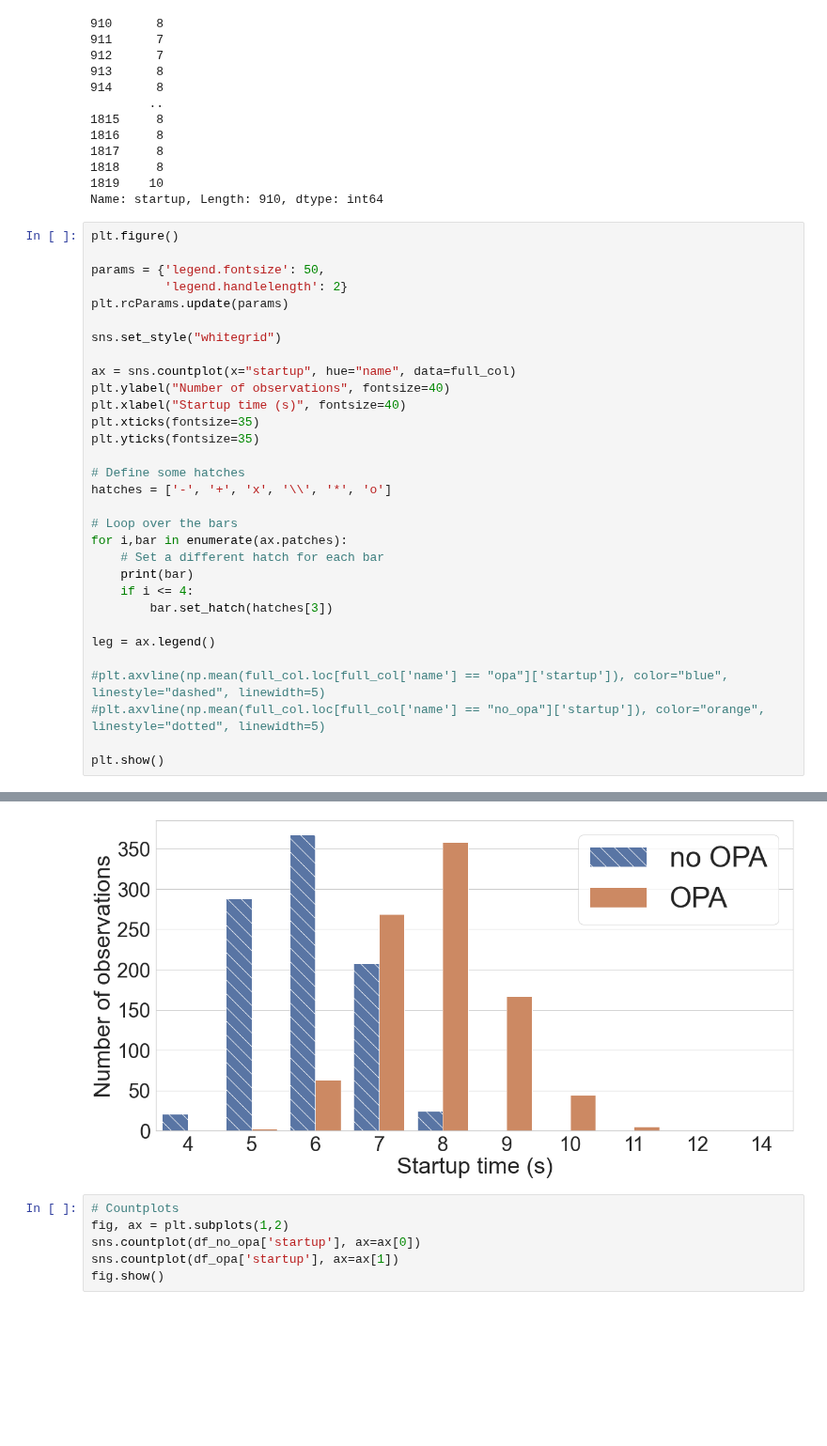
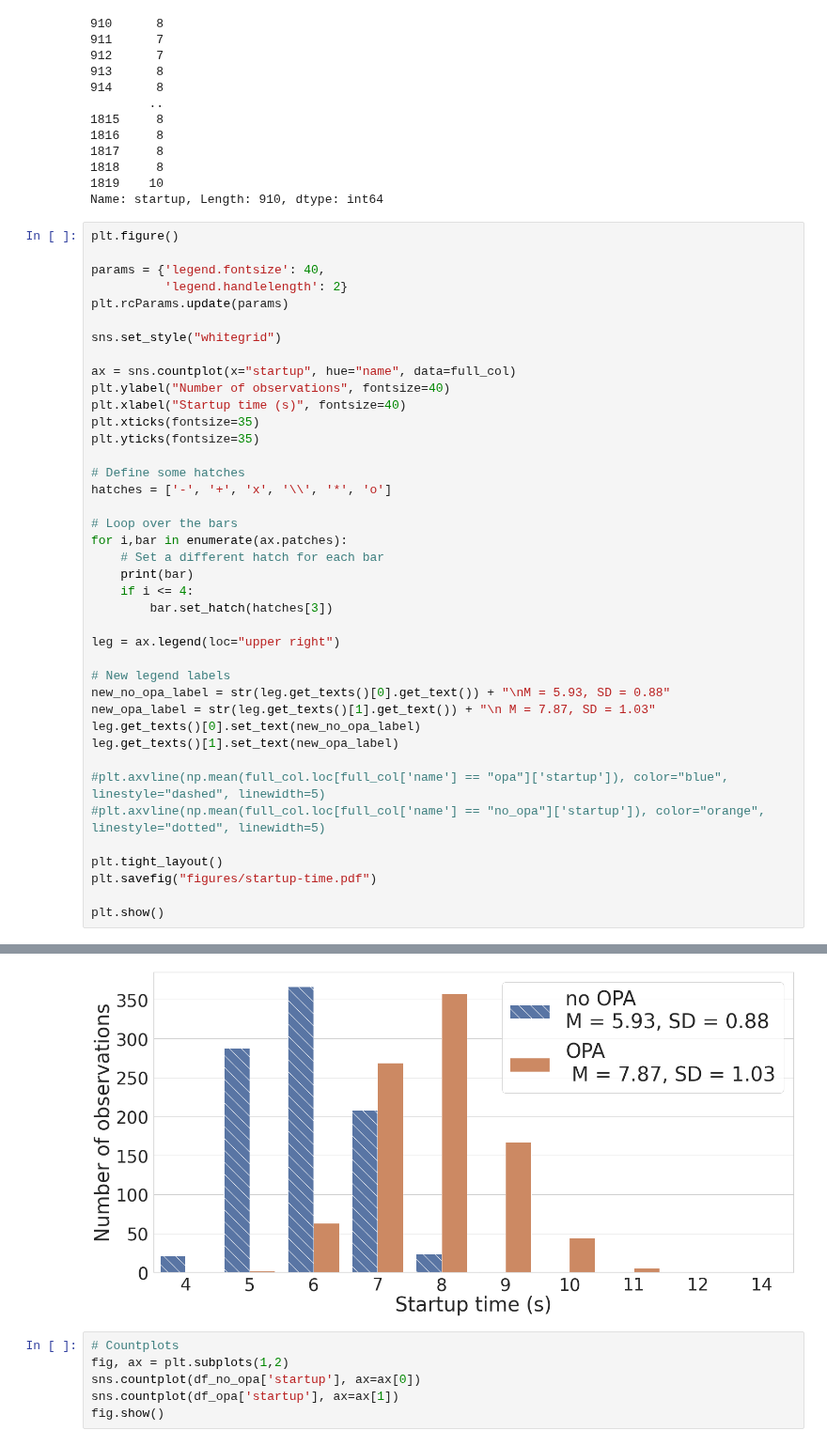
Before and after one commit to loicmiller/secure-workflow, a Jupyter notebook: movie-workflow/measurements/startup-time/startup-time-stats.ipynb, the cells around one changed output, grey strips where cells are left out. Shown at 94% size. Cells and saved outputs as stored; diff of their text form; blank space fills up the shorter version.

```diff
--- a/movie-workflow/measurements/startup-time/startup-time-stats.ipynb
+++ b/movie-workflow/measurements/startup-time/startup-time-stats.ipynb
@@ -352,7 +352,7 @@ Name: startup, Length: 910, dtype: int64
 # %%
 plt.figure()
 
-params = {'legend.fontsize': 50,
+params = {'legend.fontsize': 40,
           'legend.handlelength': 2}
 plt.rcParams.update(params)
 
@@ -373,35 +373,44 @@ for i,bar in enumerate(ax.patches):
     print(bar)
     if i <= 4:
         bar.set_hatch(hatches[3])
 
-leg = ax.legend()
+leg = ax.legend(loc="upper right")
+
+# New legend labels
+new_no_opa_label = str(leg.get_texts()[0].get_text()) + "\nM = 5.93, SD = 0.88"
+new_opa_label = str(leg.get_texts()[1].get_text()) + "\n M = 7.87, SD = 1.03"
+leg.get_texts()[0].set_text(new_no_opa_label)
+leg.get_texts()[1].set_text(new_opa_label)
 
 #plt.axvline(np.mean(full_col.loc[full_col['name'] == "opa"]['startup']), color="blue", linestyle="dashed", linewidth=5)
 #plt.axvline(np.mean(full_col.loc[full_col['name'] == "no_opa"]['startup']), color="orange", linestyle="dotted", linewidth=5)
 
+plt.tight_layout()
+plt.savefig("figures/startup-time.pdf")
+
 plt.show()
 # %% [output]
 Rectangle(xy=(-0.4, 0), width=0.4, height=21, angle=0)
 Rectangle(xy=(0.6, 0), width=0.4, height=288, angle=0)
 Rectangle(xy=(1.6, 0), width=0.4, height=367, angle=0)
 Rectangle(xy=(2.6, 0), width=0.4, height=208, angle=0)
 Rectangle(xy=(3.6, 0), width=0.4, height=24, angle=0)
 Rectangle(xy=(4.6, 0), width=0.4, height=1, angle=0)
 Rectangle(xy=(5.6, 0), width=0.4, height=nan, angle=0)
 Rectangle(xy=(6.6, 0), width=0.4, height=1, angle=0)
 Rectangle(xy=(7.6, 0), width=0.4, height=nan, angle=0)
 Rectangle(xy=(8.6, 0), width=0.4, height=nan, angle=0)
 Rectangle(xy=(-2.77556e-17, 0), width=0.4, height=nan, angle=0)
 Rectangle(xy=(1, 0), width=0.4, height=2, angle=0)
 Rectangle(xy=(2, 0), width=0.4, height=63, angle=0)
 Rectangle(xy=(3, 0), width=0.4, height=269, angle=0)
 Rectangle(xy=(4, 0), width=0.4, height=358, angle=0)
 Rectangle(xy=(5, 0), width=0.4, height=167, angle=0)
 Rectangle(xy=(6, 0), width=0.4, height=44, angle=0)
 Rectangle(xy=(7, 0), width=0.4, height=5, angle=0)
 Rectangle(xy=(8, 0), width=0.4, height=1, angle=0)
 Rectangle(xy=(9, 0), width=0.4, height=1, angle=0)
-[figure, old version]
+[figure, new version]
 # %%
 # Countplots
 fig, ax = plt.subplots(1,2)
```
Also changed, not shown: parts of 6 cells of this notebook, 3 other files.
